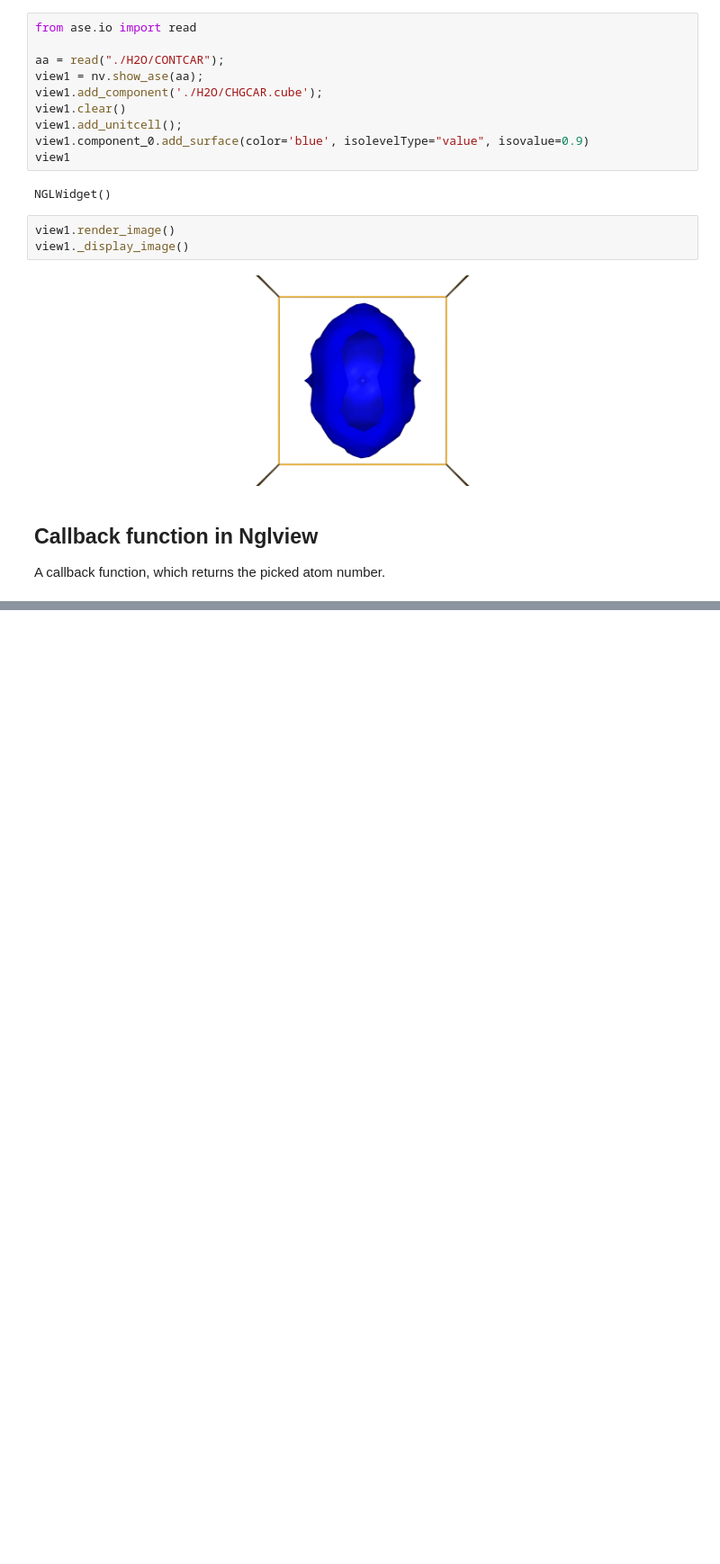
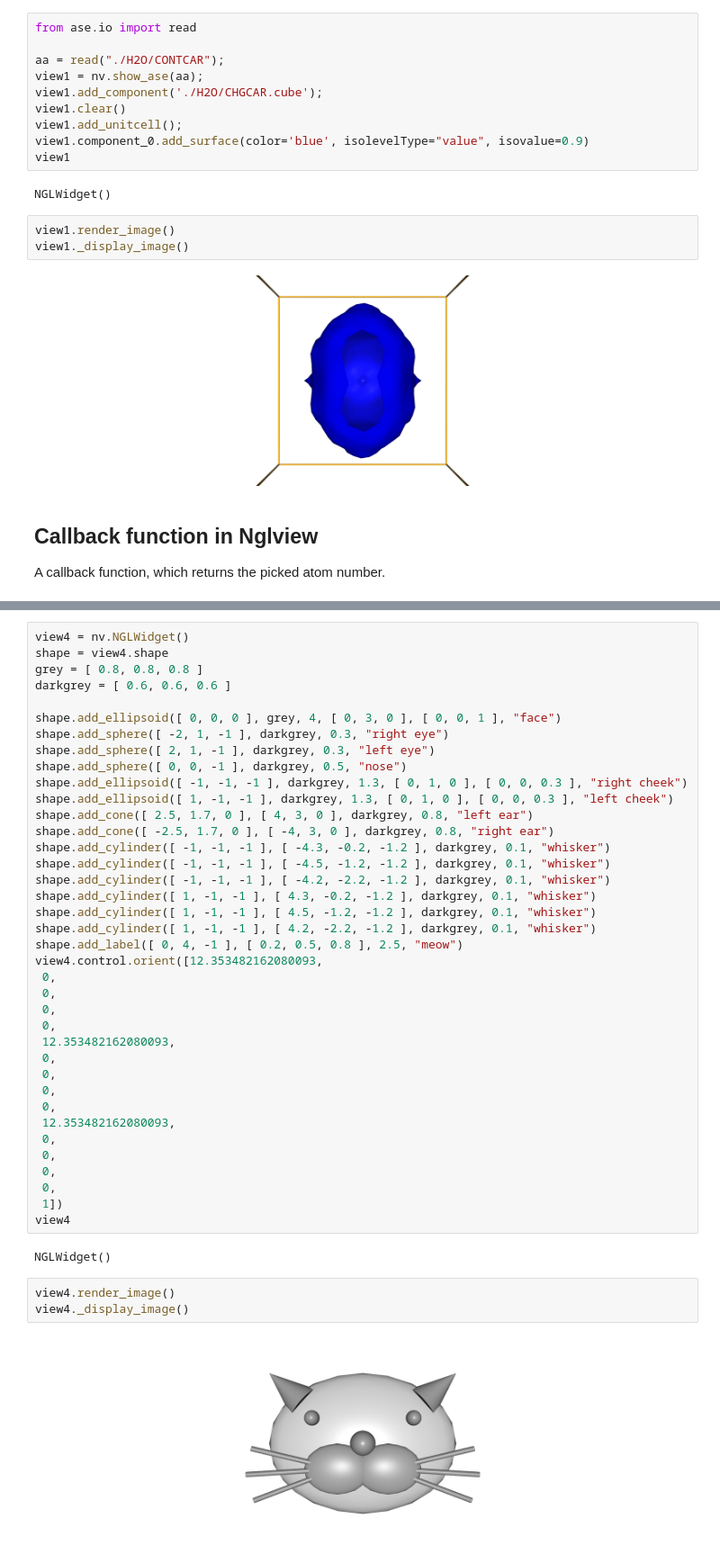
Before and after one commit to osscar-org/osscar-docs, a Jupyter notebook: notebooks/nglview_advanced.ipynb, the cells around one changed output, grey strips where cells are left out. Shown at 90% size. Saved outputs shown, nothing was run; the diff lists cells and outputs as text; blank space fills up the shorter version.

```diff
--- a/notebooks/nglview_advanced.ipynb
+++ b/notebooks/nglview_advanced.ipynb
@@ -85,3 +115,48 @@ display(VBox([view, out]))
+# %%
+view4 = nv.NGLWidget()
+shape = view4.shape
+grey = [ 0.8, 0.8, 0.8 ]
+darkgrey = [ 0.6, 0.6, 0.6 ]
+
+shape.add_ellipsoid([ 0, 0, 0 ], grey, 4, [ 0, 3, 0 ], [ 0, 0, 1 ], "face")
+shape.add_sphere([ -2, 1, -1 ], darkgrey, 0.3, "right eye")
+shape.add_sphere([ 2, 1, -1 ], darkgrey, 0.3, "left eye")
+shape.add_sphere([ 0, 0, -1 ], darkgrey, 0.5, "nose")
+shape.add_ellipsoid([ -1, -1, -1 ], darkgrey, 1.3, [ 0, 1, 0 ], [ 0, 0, 0.3 ], "right cheek")
+shape.add_ellipsoid([ 1, -1, -1 ], darkgrey, 1.3, [ 0, 1, 0 ], [ 0, 0, 0.3 ], "left cheek")
+shape.add_cone([ 2.5, 1.7, 0 ], [ 4, 3, 0 ], darkgrey, 0.8, "left ear")
+shape.add_cone([ -2.5, 1.7, 0 ], [ -4, 3, 0 ], darkgrey, 0.8, "right ear")
+shape.add_cylinder([ -1, -1, -1 ], [ -4.3, -0.2, -1.2 ], darkgrey, 0.1, "whisker")
+shape.add_cylinder([ -1, -1, -1 ], [ -4.5, -1.2, -1.2 ], darkgrey, 0.1, "whisker")
+shape.add_cylinder([ -1, -1, -1 ], [ -4.2, -2.2, -1.2 ], darkgrey, 0.1, "whisker")
+shape.add_cylinder([ 1, -1, -1 ], [ 4.3, -0.2, -1.2 ], darkgrey, 0.1, "whisker")
+shape.add_cylinder([ 1, -1, -1 ], [ 4.5, -1.2, -1.2 ], darkgrey, 0.1, "whisker")
+shape.add_cylinder([ 1, -1, -1 ], [ 4.2, -2.2, -1.2 ], darkgrey, 0.1, "whisker")
+shape.add_label([ 0, 4, -1 ], [ 0.2, 0.5, 0.8 ], 2.5, "meow")
+view4.control.orient([12.353482162080093,
+ 0,
+ 0,
+ 0,
+ 0,
+ 12.353482162080093,
+ 0,
+ 0,
+ 0,
+ 0,
+ 12.353482162080093,
+ 0,
+ 0,
+ 0,
+ 0,
+ 1])
+view4
+# %% [output]
+NGLWidget()
+# %%
+view4.render_image()
+view4._display_image()
+# %% [output]
+[figure, added]
 # %% [markdown]
 
 This work has been done with the support of the EPFL Open Science found [OSSCAR](http://www.osscar.org).
```
Also changed, not shown: parts of 6 cells of this notebook.
